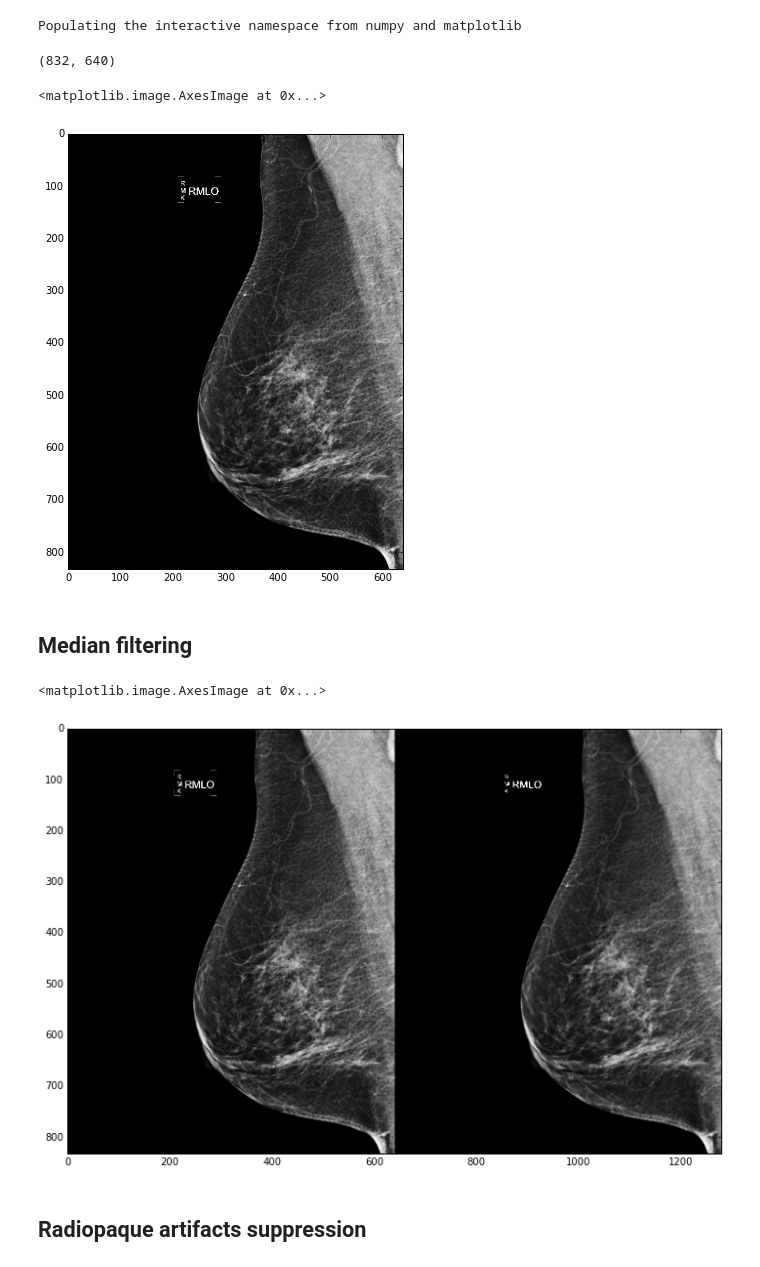
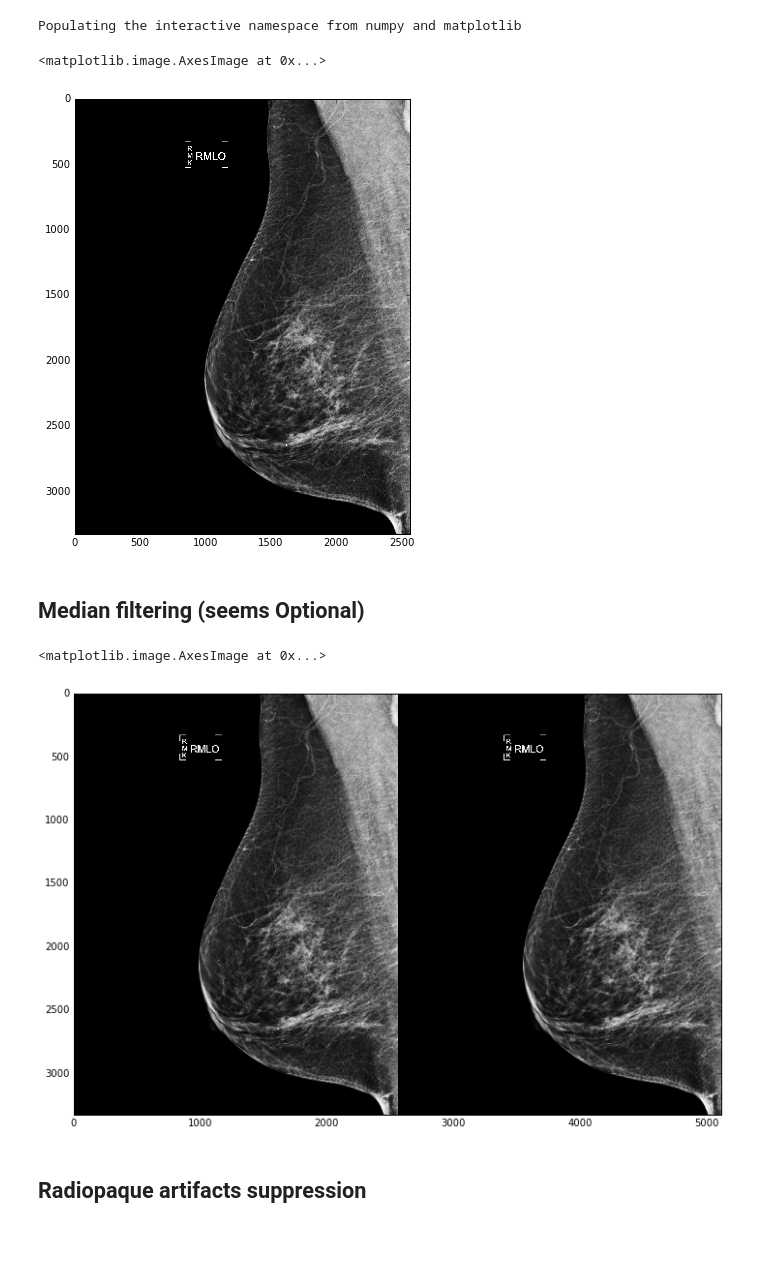
Before and after one commit to lishen/end2end-all-conv, a Jupyter notebook: EDA.ipynb, the cells around one changed output. Drawn from its saved outputs; the diff is of its cells as text; code cells hidden in the pictures; blank space fills up the shorter version.

```diff
--- a/EDA.ipynb
+++ b/EDA.ipynb
@@ -9,15 +23,13 @@ Populating the interactive namespace from numpy and matplotlib
 # %%
-mammo_org = cv2.imread('/Users/lishen/proj/DREAM 2016 Digital Mammography/pilot_images/jpg/000138.jpg',
+mammo_org = cv2.imread('./trainingData/jpg/000138.jpg',
                        cv2.IMREAD_GRAYSCALE)
-mammo_resize = cv2.resize(mammo_org, dsize=None,
-                          fx=.25, fy=.25, interpolation=cv2.INTER_CUBIC)
-mammo_resize.shape
+#mammo_resize = cv2.resize(mammo_org, dsize=None,
+#                          fx=.25, fy=.25, interpolation=cv2.INTER_CUBIC)
+#mammo_resize.shape
-# %% [output]
-(832, 640)
 # %%
 fig,ax = subplots()
 fig.set_size_inches([6, 9])
-ax.imshow(mammo_resize, cmap='gray')
+ax.imshow(mammo_org, cmap='gray')
 # %% [output]
 <matplotlib.image.AxesImage at 0x...>
-[figure, old version]
+[figure, new version]
@@ -24,14 +44,14 @@ ax.imshow(mammo_resize, cmap='gray')
 # %% [markdown]
-## Median filtering
+## Median filtering (seems Optional)
 # %%
-mammo_med_blurred = cv2.medianBlur(mammo_resize, 3)
+mammo_med_blurred = cv2.medianBlur(mammo_org, 3)  # <<= para to tune!
 fig,ax = subplots()
 fig.set_size_inches([12, 9])
-res = hstack((mammo_resize, mammo_med_blurred))
+res = hstack((mammo_org, mammo_med_blurred))
 ax.imshow(res, cmap='gray')
 # %% [output]
 <matplotlib.image.AxesImage at 0x...>
-[figure, old version]
+[figure, new version]
 # %% [markdown]
 ## Radiopaque artifacts suppression
 # %% [markdown]
```
Also changed, not shown: parts of 35 cells of this notebook, 2 other files.
